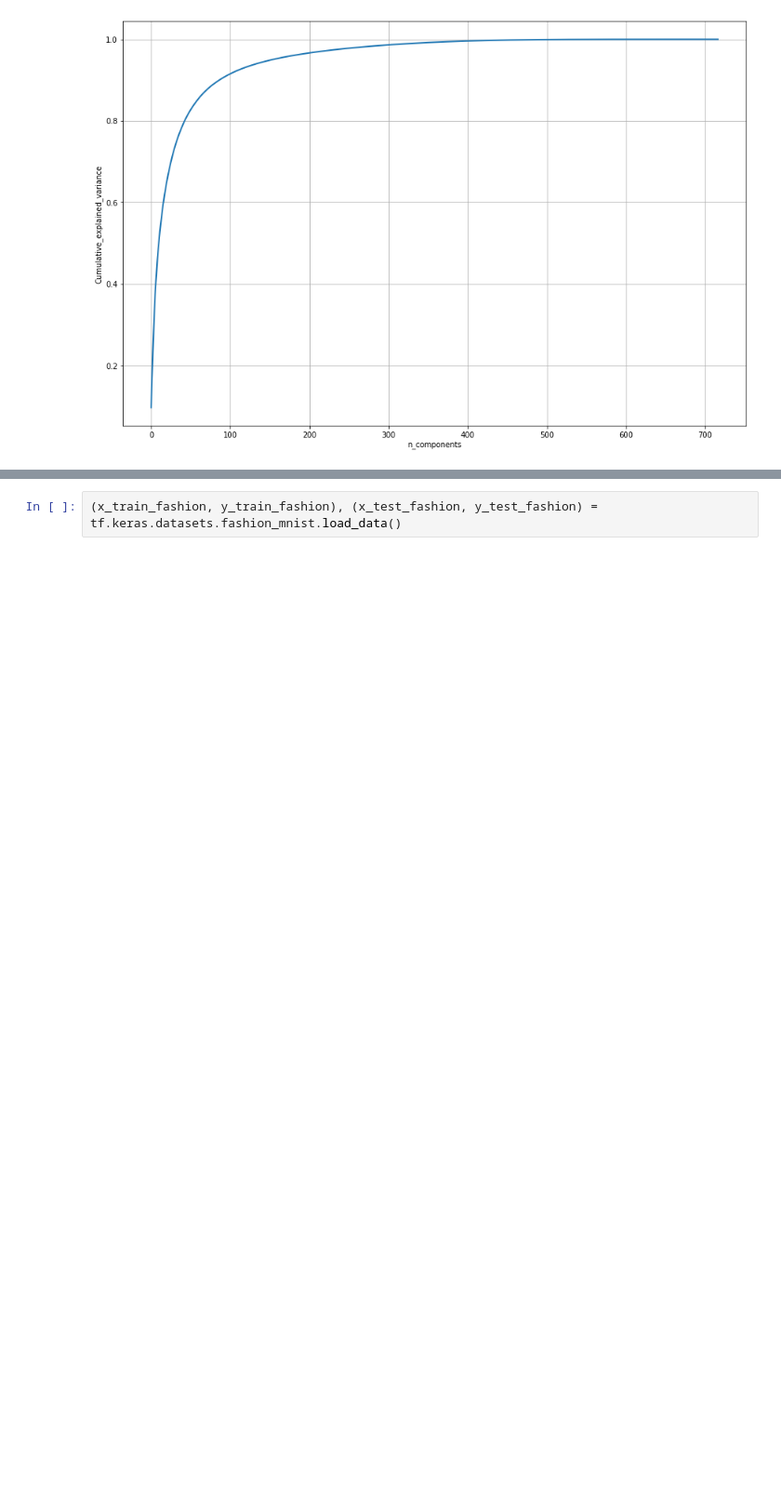
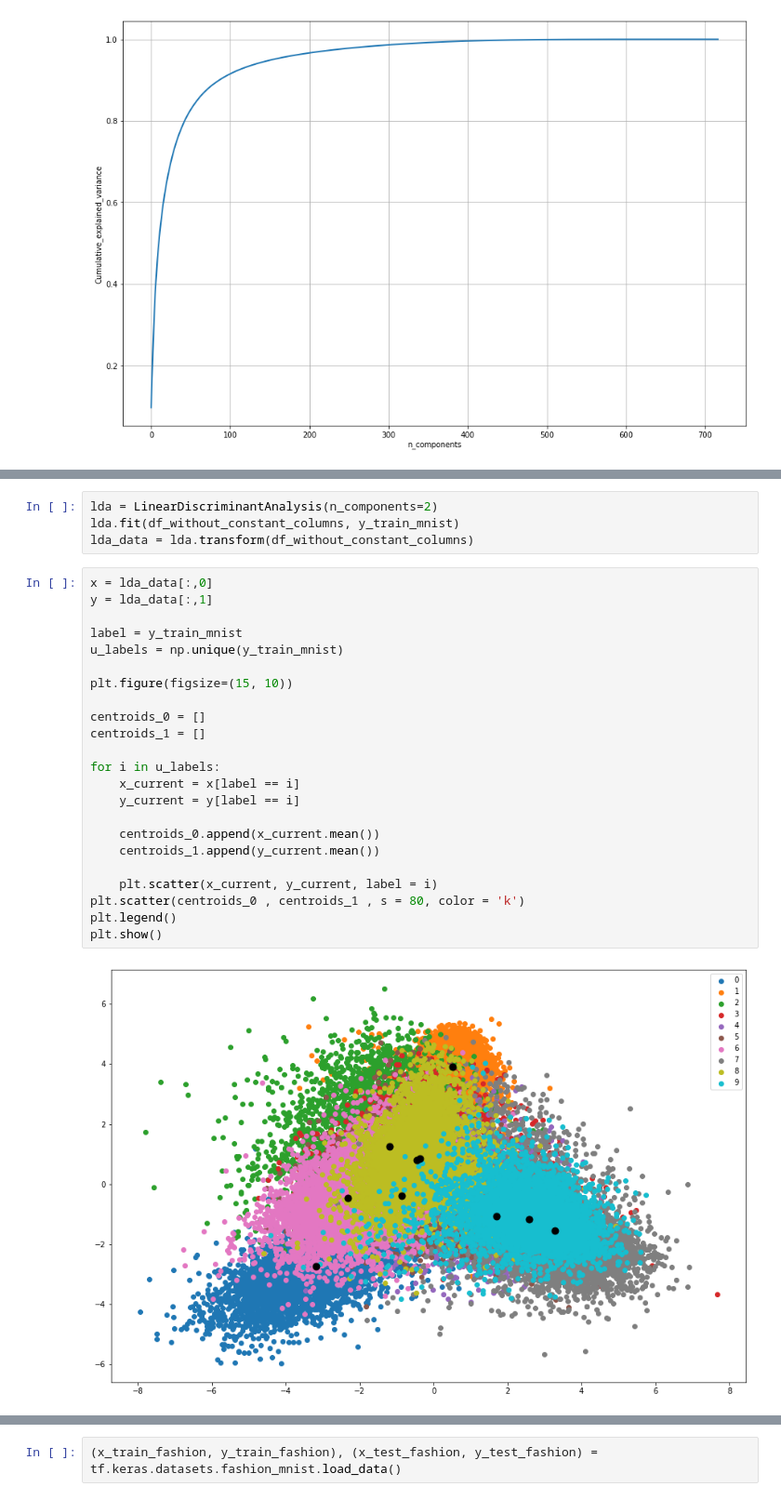
Before and after one commit to dimassores/ml-basics, a Jupyter notebook: 03-image-classification/Image Classification.ipynb, the cells around one changed output, grey strips where cells are left out. Shown at 93% size. Cells and saved outputs as stored; diff of their text form; blank space fills up the shorter version.

```diff
--- a/03-image-classification/Image Classification.ipynb
+++ b/03-image-classification/Image Classification.ipynb
@@ -253,0 +271,29 @@ plt.show()
+# %%
+lda = LinearDiscriminantAnalysis(n_components=2)
+lda.fit(df_without_constant_columns, y_train_mnist)
+lda_data = lda.transform(df_without_constant_columns)
+# %%
+x = lda_data[:,0]
+y = lda_data[:,1]
+
+label = y_train_mnist
+u_labels = np.unique(y_train_mnist)
+
+plt.figure(figsize=(15, 10))
+
+centroids_0 = []
+centroids_1 = []
+
+for i in u_labels:
+    x_current = x[label == i]
+    y_current = y[label == i]
+
+    centroids_0.append(x_current.mean())
+    centroids_1.append(y_current.mean())
+
+    plt.scatter(x_current, y_current, label = i)
+plt.scatter(centroids_0 , centroids_1 , s = 80, color = 'k')
+plt.legend()
+plt.show()
+# %% [output]
+[figure, added]
```
Also changed, not shown: parts of 28 cells of this notebook, 1 other file.
